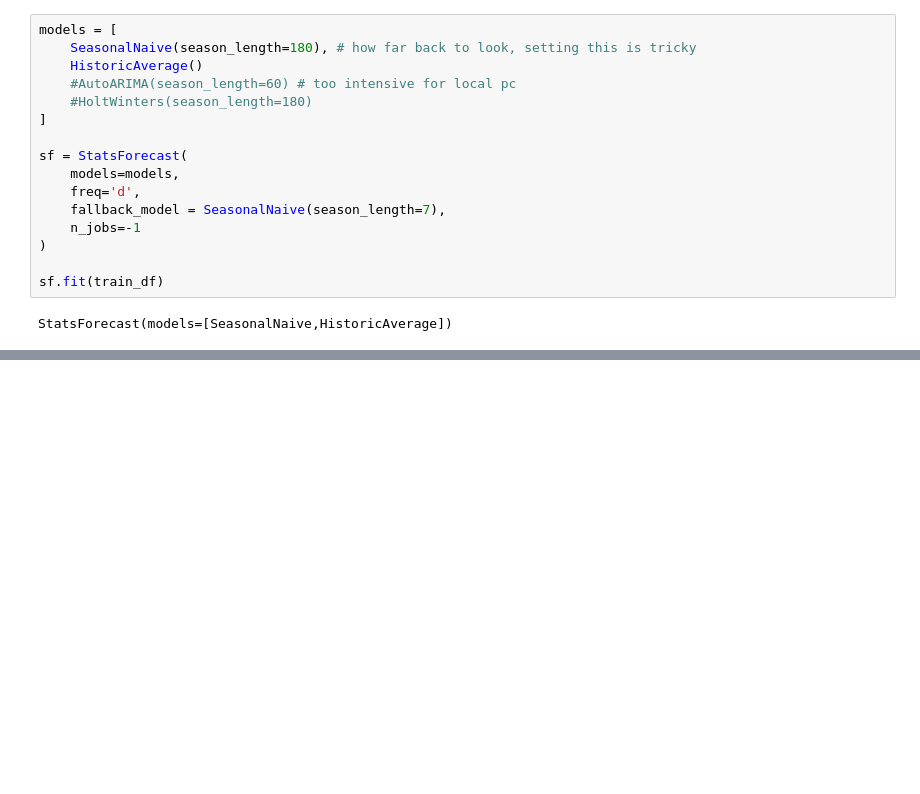
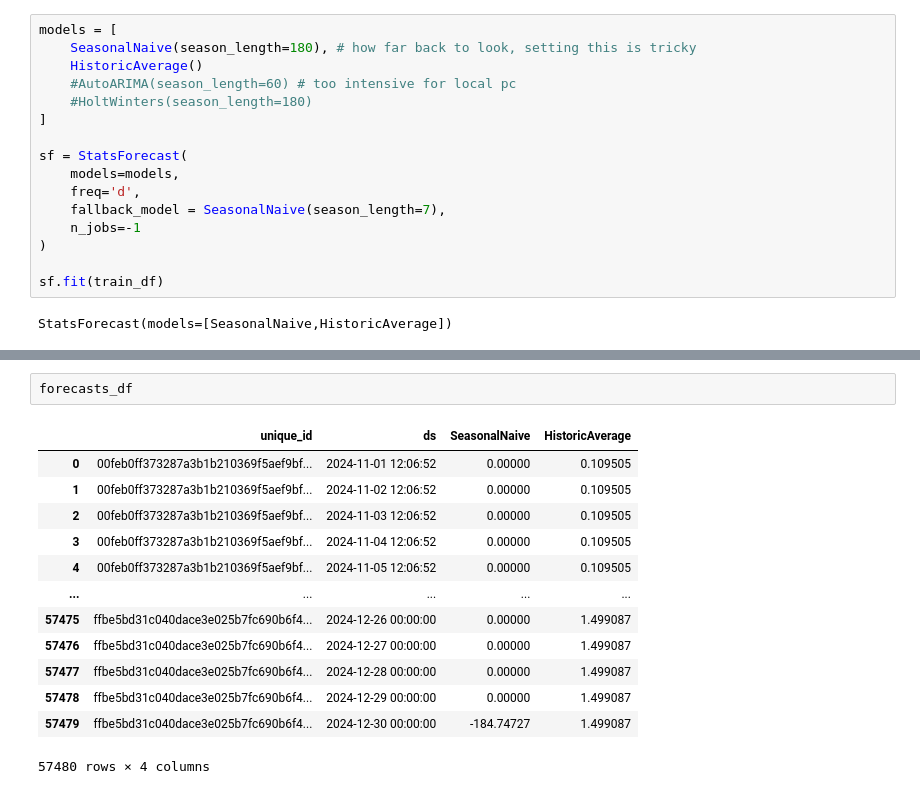
Before and after one commit to martinkivisikk/ml-project, a Jupyter notebook: notebooks/prototyping.ipynb, the cells around one changed output, grey strips where cells are left out. Cells and saved outputs as stored; diff of their text form; blank space fills up the shorter version.

```diff
--- a/notebooks/prototyping.ipynb
+++ b/notebooks/prototyping.ipynb
@@ -290,0 +339,16 @@ sf.plot(train_df, forecasts_df)
+# %%
+forecasts_df
+# %% [output]
+|  | unique_id | ds | SeasonalNaive | HistoricAverage |
+| 0 | 00feb0ff373287a3b1b210369f5aef9bf... | 2024-11-01 12:06:52 | 0.00000 | 0.109505 |
+| 1 | 00feb0ff373287a3b1b210369f5aef9bf... | 2024-11-02 12:06:52 | 0.00000 | 0.109505 |
+| 2 | 00feb0ff373287a3b1b210369f5aef9bf... | 2024-11-03 12:06:52 | 0.00000 | 0.109505 |
+| 3 | 00feb0ff373287a3b1b210369f5aef9bf... | 2024-11-04 12:06:52 | 0.00000 | 0.109505 |
+| 4 | 00feb0ff373287a3b1b210369f5aef9bf... | 2024-11-05 12:06:52 | 0.00000 | 0.109505 |
+| ... | ... | ... | ... | ... |
+| 57475 | ffbe5bd31c040dace3e025b7fc690b6f4... | 2024-12-26 00:00:00 | 0.00000 | 1.499087 |
+| 57476 | ffbe5bd31c040dace3e025b7fc690b6f4... | 2024-12-27 00:00:00 | 0.00000 | 1.499087 |
+| 57477 | ffbe5bd31c040dace3e025b7fc690b6f4... | 2024-12-28 00:00:00 | 0.00000 | 1.499087 |
+| 57478 | ffbe5bd31c040dace3e025b7fc690b6f4... | 2024-12-29 00:00:00 | 0.00000 | 1.499087 |
+| 57479 | ffbe5bd31c040dace3e025b7fc690b6f4... | 2024-12-30 00:00:00 | -184.74727 | 1.499087 |
+57480 rows × 4 columns
```
Also changed, not shown: parts of 6 cells of this notebook.
